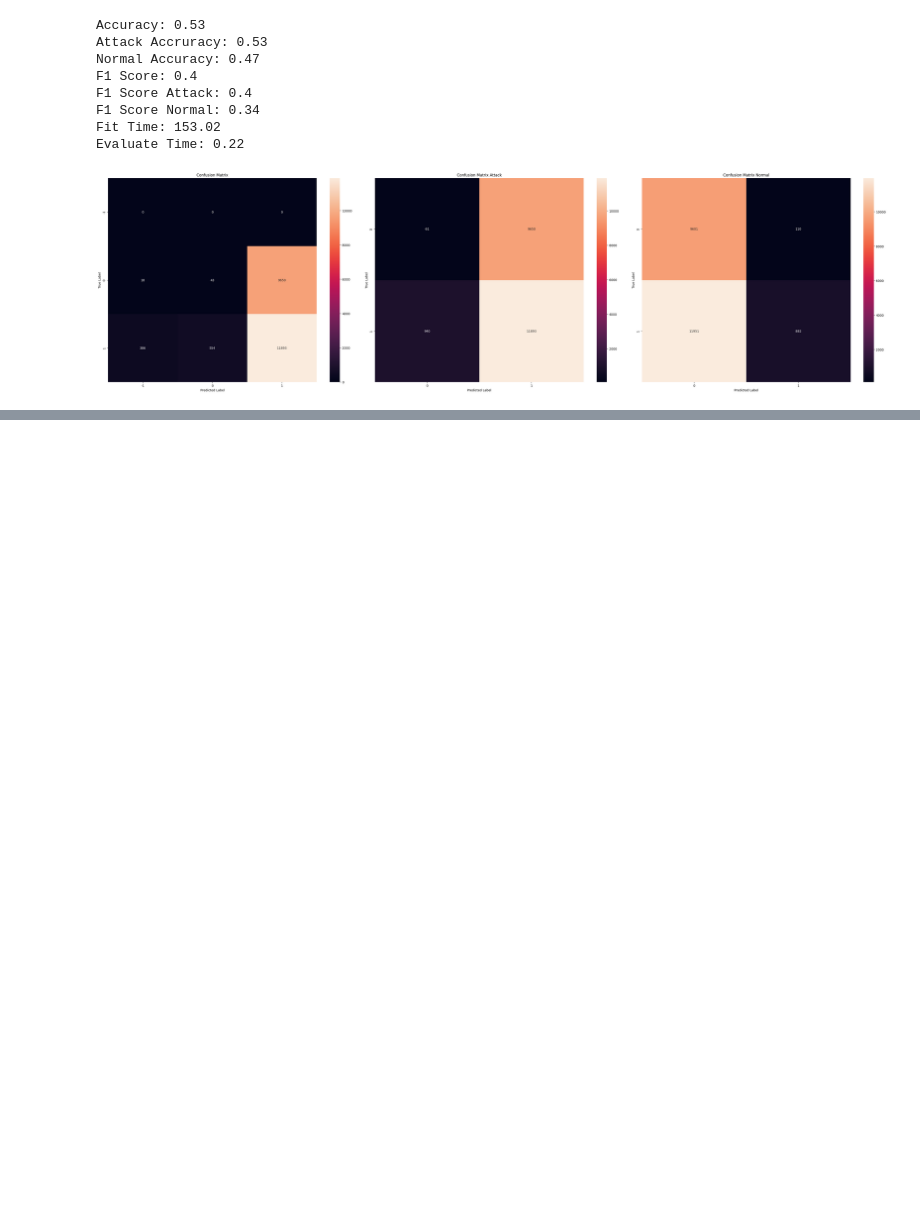
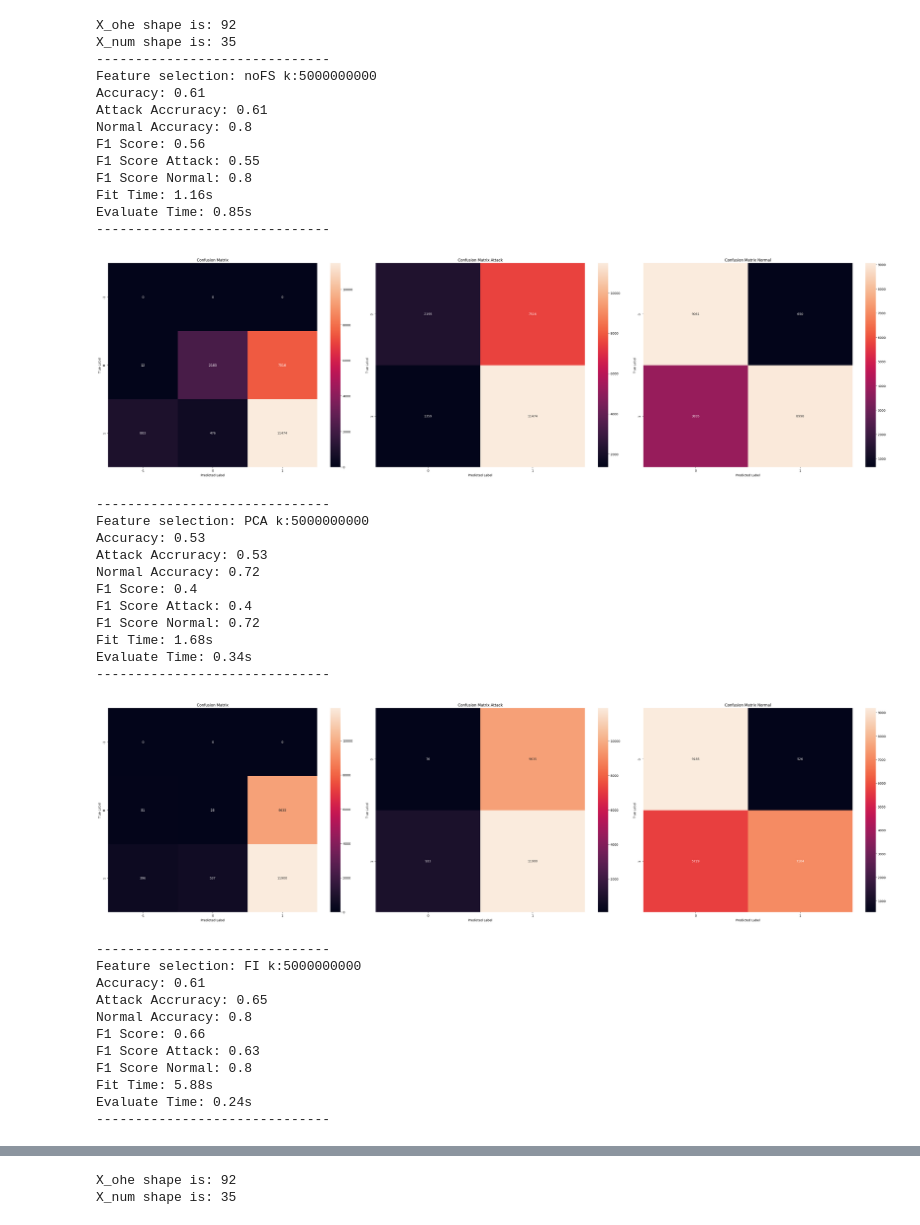
Before and after one commit to Sugata10723/IDS_IoT, a Jupyter notebook: main.ipynb, the cells around one changed output, grey strips where cells are left out. Cells and saved outputs as stored; diff of their text form; code cells hidden in the pictures; blank space fills up the shorter version.

```diff
--- a/main.ipynb
+++ b/main.ipynb
@@ -29,17 +88,47 @@ Evaluate Time: 0.88
 # %%
 dataset = Dataset_NSL_KDD(1000000000)
 X_train, X_test, y_train, y_test, config = dataset.get_data()
 exp = Experiment(X_train, X_test, y_train, y_test, config)
-#exp.run_noFS(k=50)
-exp.run_hybrid(k=500, n_fi=20, n_pca=20)
-#exp.run_var(k=50)
+exp.run_noFS(k=5000000000)
+exp.run_pca(k=5000000000, n_pca=30)
+exp.run_fi(k=5000000000, n_fi=40)
+exp.run_hybrid(k=5000000000, n_fi=20, n_pca=20)
+exp.run_var(k=50000000000)
 # %% [output]
-Accuracy: 0.53
-Attack Accruracy: 0.53
-Normal Accuracy: 0.47
-F1 Score: 0.4
-F1 Score Attack: 0.4
-F1 Score Normal: 0.34
-Fit Time: 153.02
-Evaluate Time: 0.22
+X_ohe shape is: 92
+X_num shape is: 35
+------------------------------
+Feature selection: noFS k:5000000000
+Accuracy: 0.61
+Attack Accruracy: 0.61
+Normal Accuracy: 0.8
+F1 Score: 0.56
+F1 Score Attack: 0.55
+F1 Score Normal: 0.8
+Fit Time: 1.16s
+Evaluate Time: 0.85s
+------------------------------
-[figure, old version]
+[figure, new version]
+------------------------------
+Feature selection: PCA k:5000000000
+Accuracy: 0.53
+Attack Accruracy: 0.53
+Normal Accuracy: 0.72
+F1 Score: 0.4
+F1 Score Attack: 0.4
+F1 Score Normal: 0.72
+Fit Time: 1.68s
+Evaluate Time: 0.34s
+------------------------------
+[figure, added]
+------------------------------
+Feature selection: FI k:5000000000
+Accuracy: 0.61
+Attack Accruracy: 0.65
+Normal Accuracy: 0.8
+F1 Score: 0.66
+F1 Score Attack: 0.63
+F1 Score Normal: 0.8
+Fit Time: 5.88s
+Evaluate Time: 0.24s
+------------------------------
@@ -45,0 +148,2 @@ Evaluate Time: 0.22
+X_ohe shape is: 92
+X_num shape is: 35
```
Also changed, not shown: parts of 4 cells of this notebook, 4 other files.
